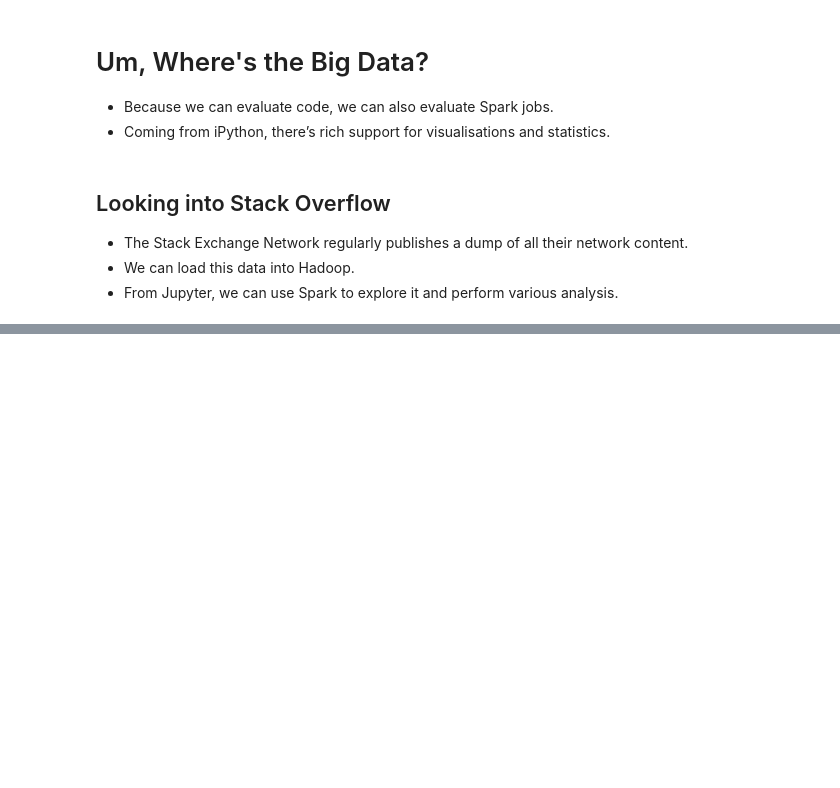
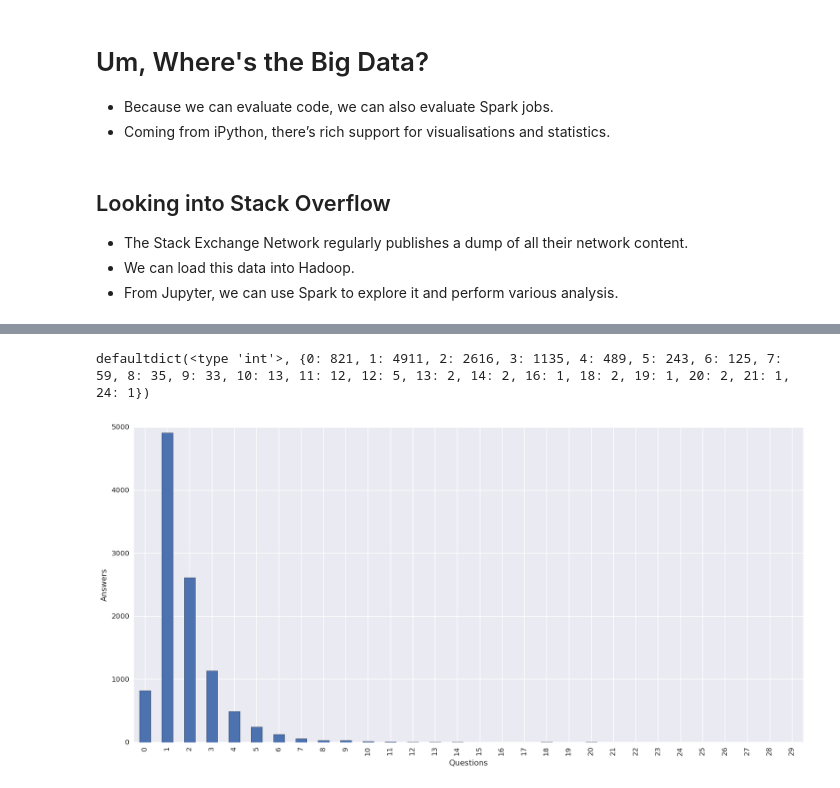
Before and after one commit to godatadriven/big-data-in-the-browser, a Jupyter notebook: Big Data in the Browser.ipynb, the cells around one changed output, grey strips where cells are left out. Cells and saved outputs as stored; diff of their text form; code cells hidden in the pictures; blank space fills up the shorter version.

```diff
--- a/Big Data in the Browser.ipynb
+++ b/Big Data in the Browser.ipynb
@@ -134,0 +173,4 @@ YouTubeVideo('dQw4w9WgXcQ', start=6, autoplay=True)
+# %%
+rows = sc.textFile("/stackexchange/travel.stackexchange.com/Posts.xml*") \
+         .filter(lambda line: line.lstrip().startswith("<row")) \
+         .map(parse_xml)
@@ -134,0 +256,6 @@ YouTubeVideo('dQw4w9WgXcQ', start=6, autoplay=True)
+# %%
+files = ["/stackexchange/travel.stackexchange.com/posts/part-r-%05d.parquet" % x for x in range(1,3)]
+posts = sql.parquetFile(*files)
+questions = posts.filter(posts.postType == 1)
+answers = posts.filter(posts.postType == 2)
+(questions.count(), answers.count(), posts.count())
@@ -134,0 +270,15 @@ YouTubeVideo('dQw4w9WgXcQ', start=6, autoplay=True)
+# %%
+answerCounts = questions.select('answerCount').rdd.map(lambda row: row.answerCount).countByValue()
+answerCounts
+# %% [output]
+defaultdict(<type 'int'>, {0: 821, 1: 4911, 2: 2616, 3: 1135, 4: 489, 5: 243, 6: 125, 7: 59, 8: 35, 9: 33, 10: 13, 11: 12, 12: 5, 13: 2, 14: 2, 16: 1, 18: 2, 19: 1, 20: 2, 21: 1, 24: 1})
+# %%
+def labels(x, y, *axes):
+    for axis in axes:
+        if x: axis.set_xlabel(x)
+        if y: axis.set_ylabel(y)
+
+ax = pd.Series(answerCounts, index=np.arange(30)).fillna(0).plot(kind='bar')
+labels("Questions", "Answers", ax)
+# %% [output]
+[figure, added]
```
Also changed, not shown: parts of 97 cells of this notebook, 1 other file.
